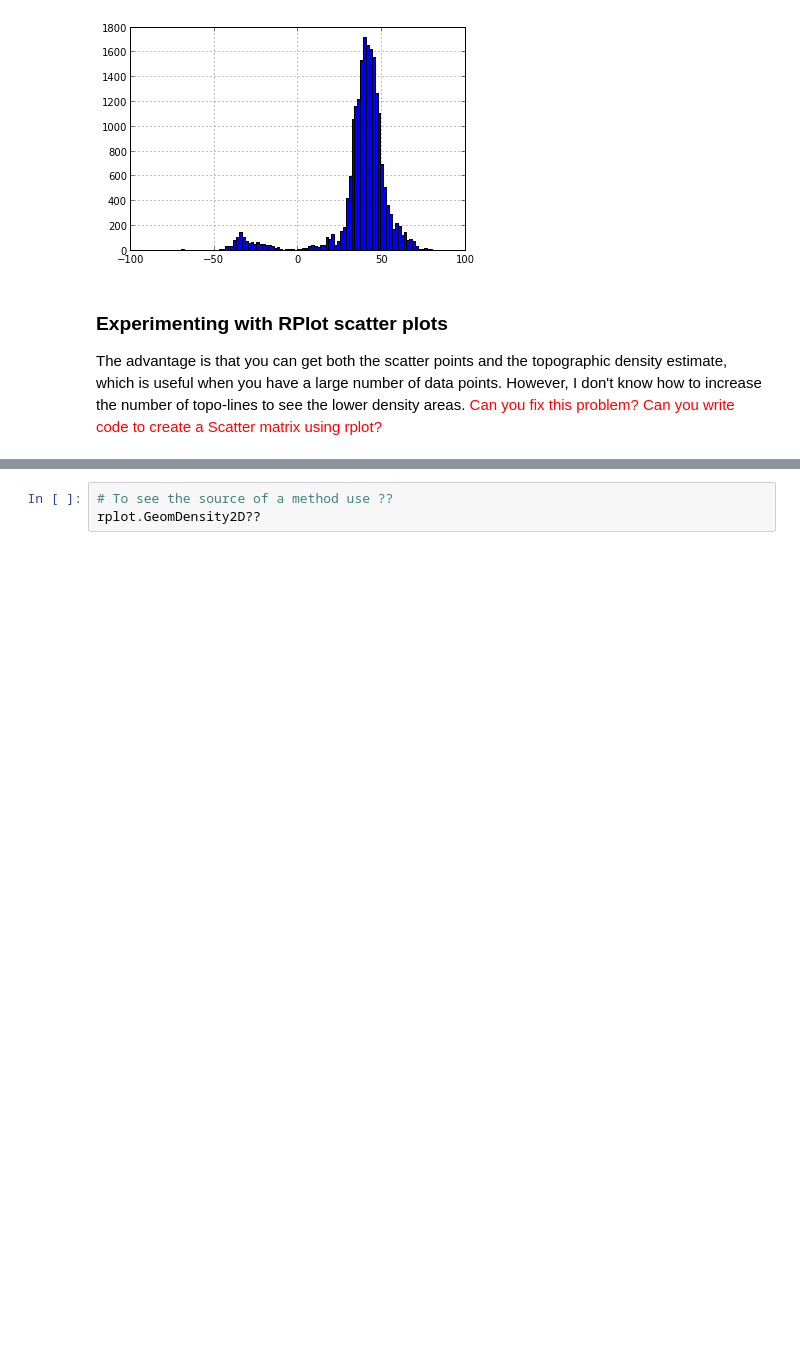
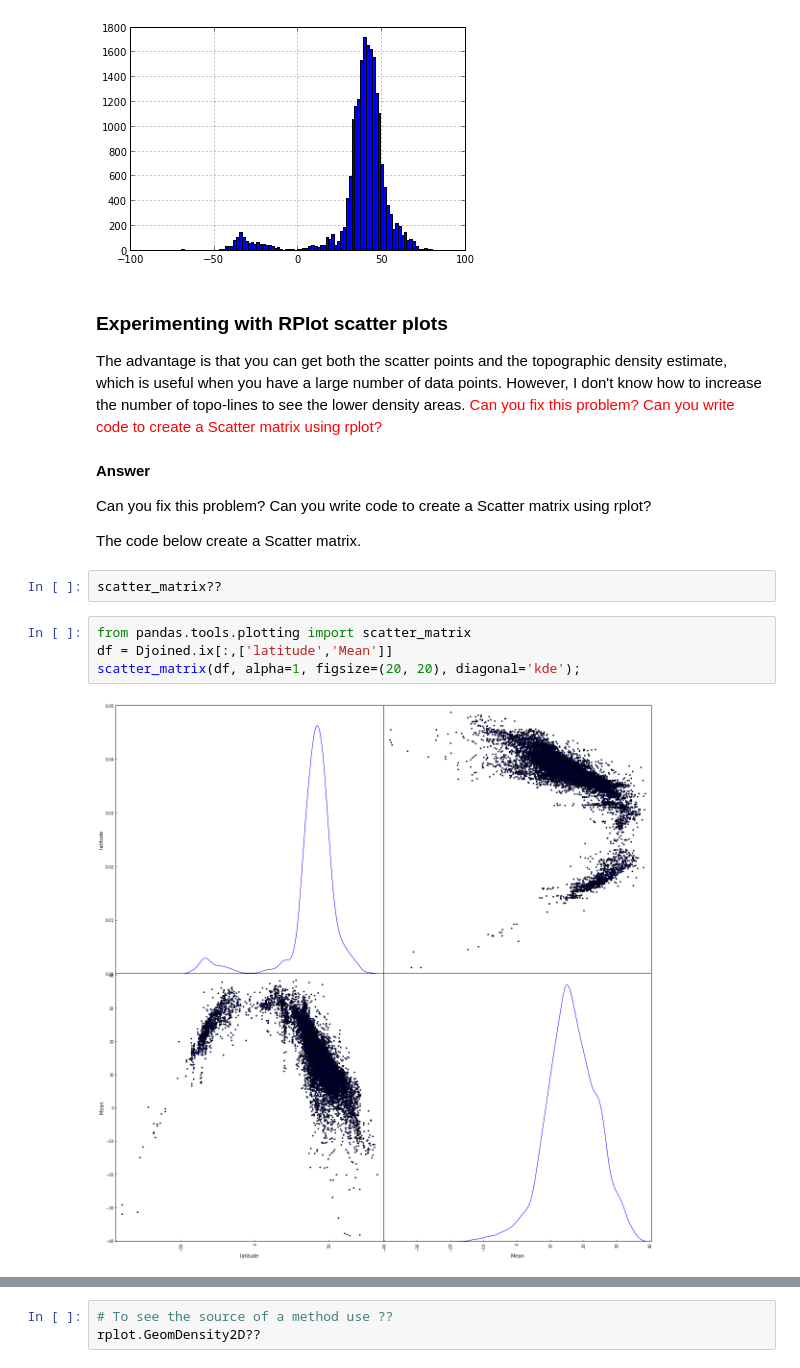
Before and after one commit to lovinganfield/UCSD_BigData, a Jupyter notebook: notebooks/weather/Weather Analysis.ipynb, the cells around one changed output, grey strips where cells are left out. Cells and saved outputs as stored; diff of their text form; blank space fills up the shorter version.

```diff
--- a/notebooks/weather/Weather Analysis.ipynb
+++ b/notebooks/weather/Weather Analysis.ipynb
@@ -435,6 +451,20 @@ Djoined.ix[:,X].hist(bins=100);
 ### Experimenting with RPlot scatter plots ###
 The advantage is that you can get both the scatter points and the topographic density estimate, which is useful when you have a large number of data points. However,
 I don't know how to increase the number of topo-lines to see the lower density areas. <span style="color:red">Can you fix this problem? Can you write code to create a Scatter matrix using rplot? </span>
+# %% [markdown]
+**Answer**
+
+Can you fix this problem? Can you write code to create a Scatter matrix using rplot?
+
+The code below create a Scatter matrix.
+# %%
+scatter_matrix??
+# %%
+from pandas.tools.plotting import scatter_matrix
+df = Djoined.ix[:,['latitude','Mean']]
+scatter_matrix(df, alpha=1, figsize=(20, 20), diagonal='kde');
+# %% [output]
+[figure, added]
 # %%
 # Taken from http://pandasplotting.blogspot.com/
 import matplotlib.pyplot as plt
```
Also changed, not shown: parts of 34 cells of this notebook, 8 other files.
